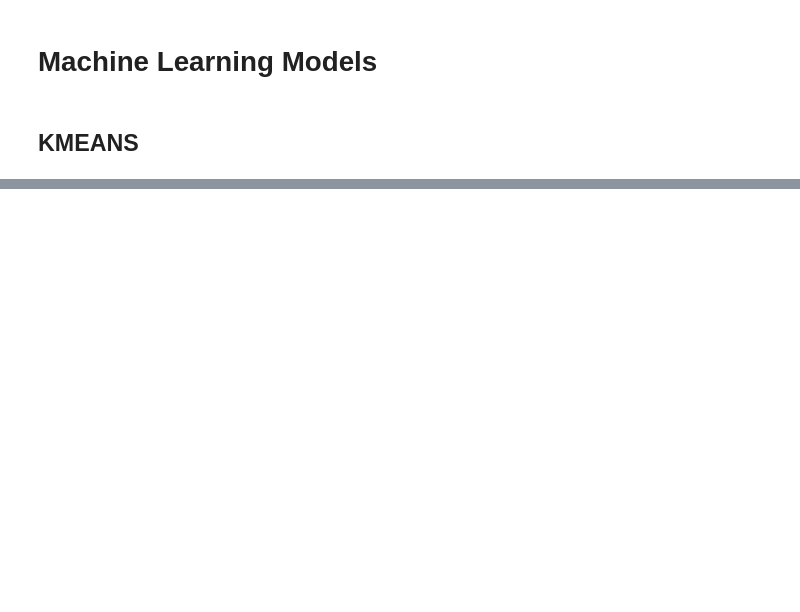
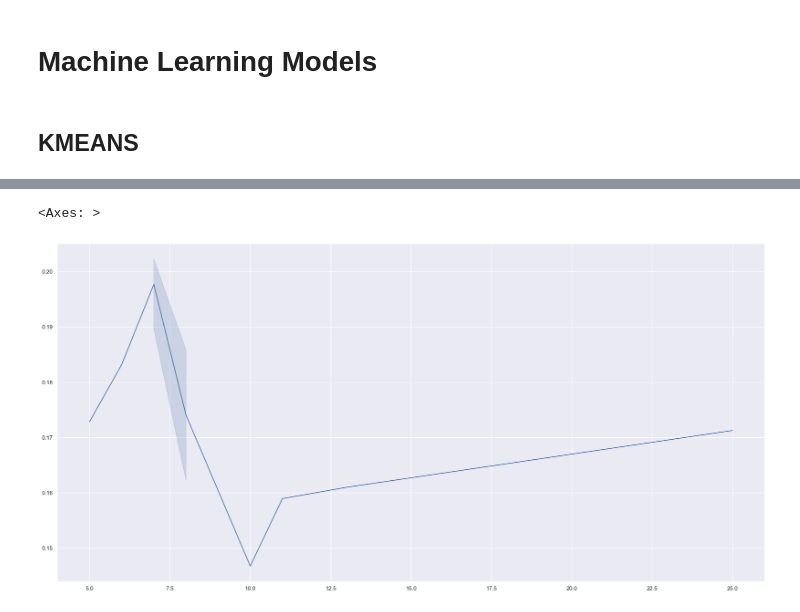
Before and after one commit to Thalesh7991/ensaios-algoritmos-ml, a Jupyter notebook: notebooks/Clusterizacao/Ensaio Clusterizacao.ipynb, the cells around one changed output, grey strips where cells are left out. Drawn from its saved outputs; the diff is of its cells as text; code cells hidden in the pictures; blank space fills up the shorter version.

```diff
--- a/notebooks/Clusterizacao/Ensaio Clusterizacao.ipynb
+++ b/notebooks/Clusterizacao/Ensaio Clusterizacao.ipynb
@@ -62,0 +71,18 @@ sns.lineplot(x=k_values, y=sil_list)
+# %%
+preferences_values = np.arange(-10,-80,-5)
+sil_list = []
+qtd_clusters = []
+
+for i in preferences_values:
+    # model definition
+    af_model = AffinityPropagation(preference=i)
+    af_model.fit(df)
+
+    clusters = af_model.predict(df)
+    qtd_clusters.append(len(np.unique(clusters)))
+    sil_list.append(silhouette_score(df, clusters) )
+# %%
+sns.lineplot(x=qtd_clusters, y=sil_list)
+# %% [output]
+<Axes: >
+[figure, added]
```
Also changed, not shown: parts of 5 cells of this notebook.
